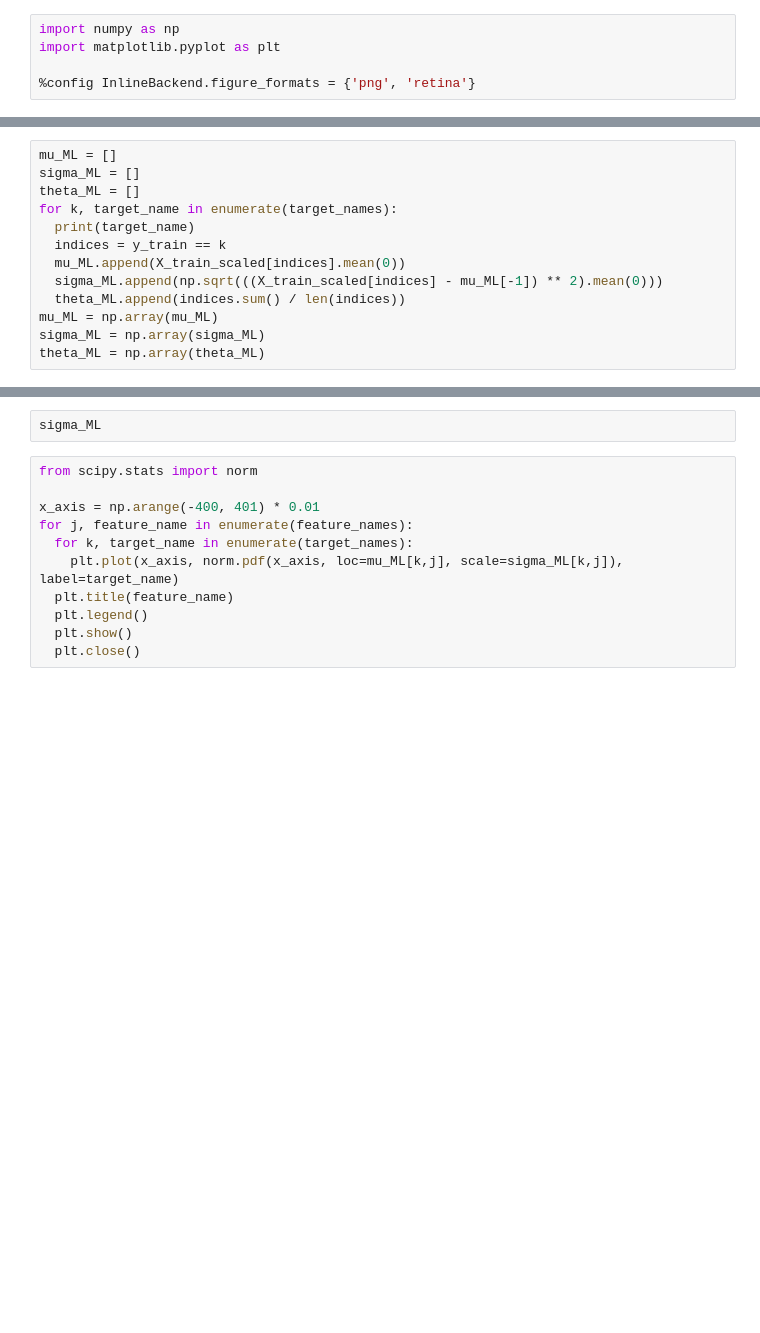
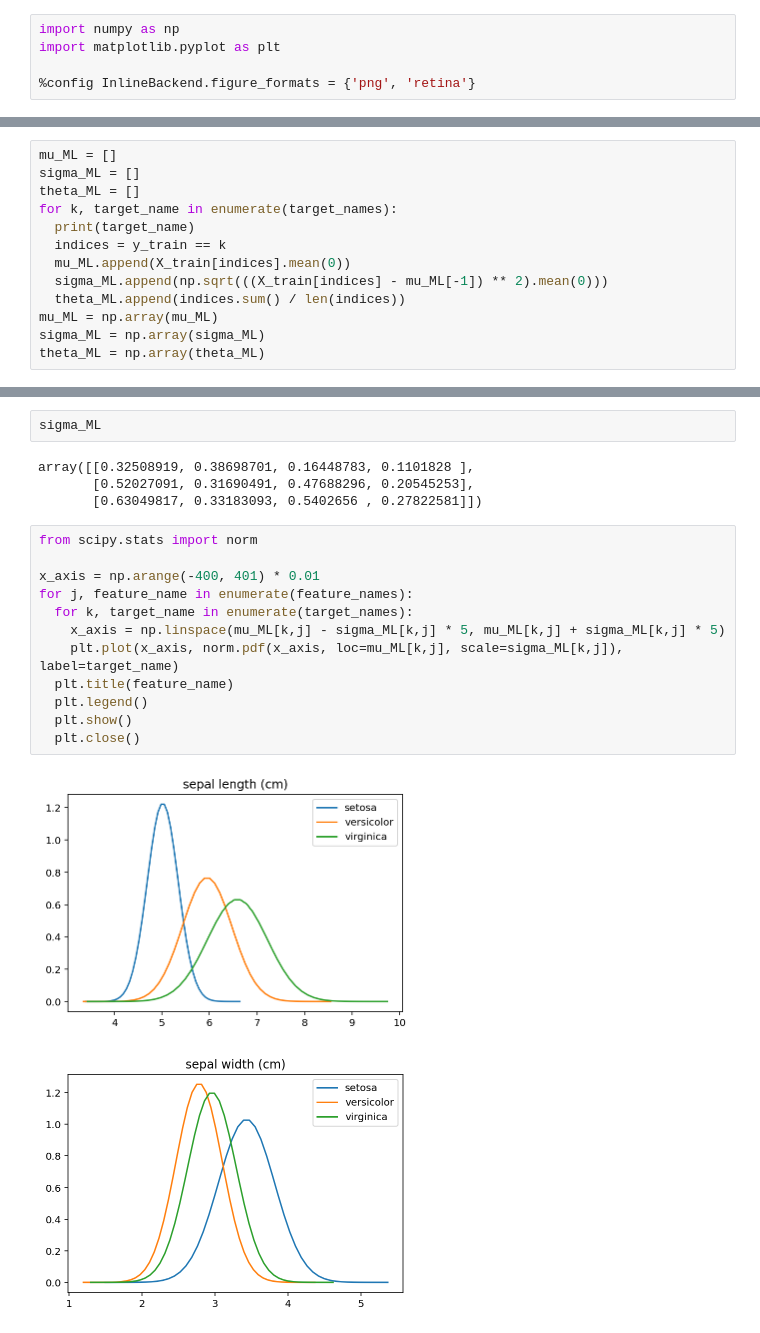
Before and after one commit to tomonari-masada/course2021-stats1, a Jupyter notebook: normal_distribution_ML.ipynb, the cells around one changed output, grey strips where cells are left out. Saved outputs shown, nothing was run; the diff lists cells and outputs as text; blank space fills up the shorter version.

```diff
--- a/normal_distribution_ML.ipynb
+++ b/normal_distribution_ML.ipynb
@@ -37,8 +35,8 @@ theta_ML = []
 for k, target_name in enumerate(target_names):
   print(target_name)
   indices = y_train == k
-  mu_ML.append(X_train_scaled[indices].mean(0))
-  sigma_ML.append(np.sqrt(((X_train_scaled[indices] - mu_ML[-1]) ** 2).mean(0)))
+  mu_ML.append(X_train[indices].mean(0))
+  sigma_ML.append(np.sqrt(((X_train[indices] - mu_ML[-1]) ** 2).mean(0)))
   theta_ML.append(indices.sum() / len(indices))
 mu_ML = np.array(mu_ML)
 sigma_ML = np.array(sigma_ML)
@@ -50,13 +58,21 @@ mu_ML
 # %%
 sigma_ML
+# %% [output]
+array([[0.32508919, 0.38698701, 0.16448783, 0.1101828 ],
+       [0.52027091, 0.31690491, 0.47688296, 0.20545253],
+       [0.63049817, 0.33183093, 0.5402656 , 0.27822581]])
 # %%
 from scipy.stats import norm
 
 x_axis = np.arange(-400, 401) * 0.01
 for j, feature_name in enumerate(feature_names):
   for k, target_name in enumerate(target_names):
+    x_axis = np.linspace(mu_ML[k,j] - sigma_ML[k,j] * 5, mu_ML[k,j] + sigma_ML[k,j] * 5)
     plt.plot(x_axis, norm.pdf(x_axis, loc=mu_ML[k,j], scale=sigma_ML[k,j]), label=target_name)
   plt.title(feature_name)
   plt.legend()
   plt.show()
   plt.close()
+# %% [output]
+[figure, added]
+[figure, added]
```
Also changed, not shown: parts of 7 cells of this notebook.
